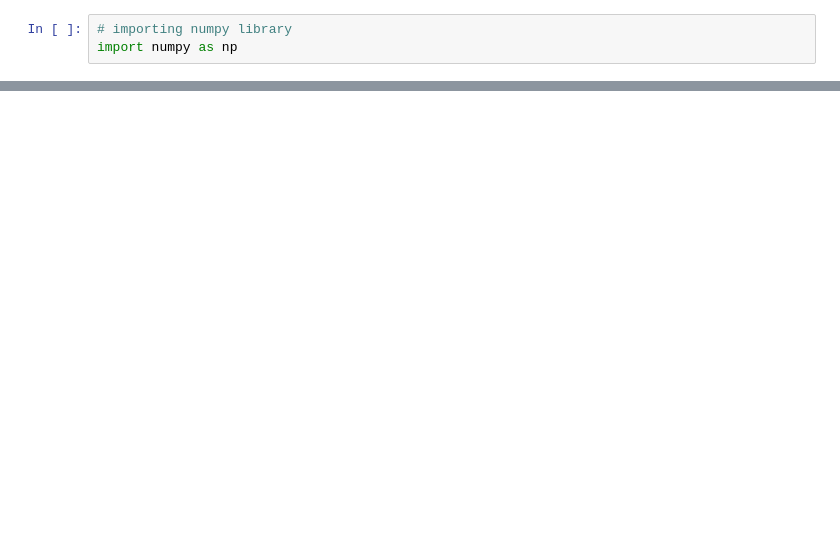
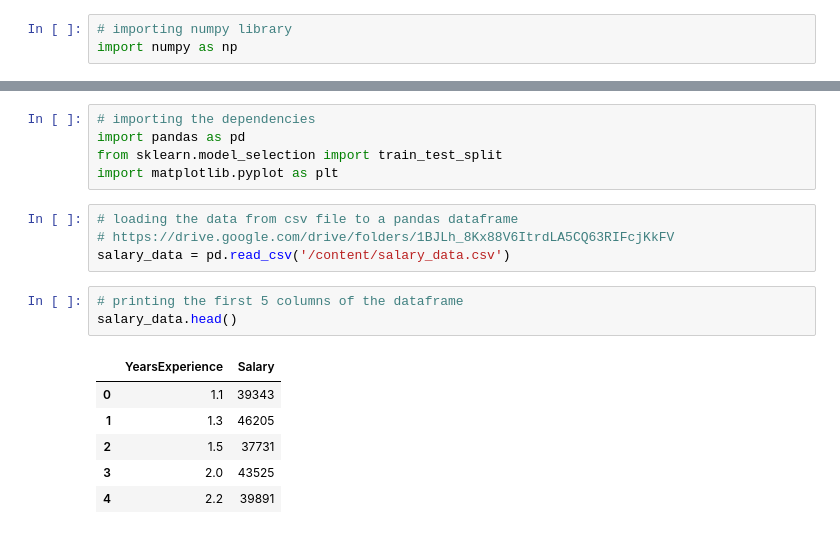
Before and after one commit to shashidevendrapg/python-machine-learning, a Jupyter notebook: 7_1_3_Building_Linear_Regression_from_scratch_in_Python.ipynb, the cells around one changed output, grey strips where cells are left out. Drawn from its saved outputs; the diff is of its cells as text; blank space fills up the shorter version.

```diff
--- a/7_1_3_Building_Linear_Regression_from_scratch_in_Python.ipynb
+++ b/7_1_3_Building_Linear_Regression_from_scratch_in_Python.ipynb
@@ -80,0 +109,19 @@ model = Linear_Regression()
+# %%
+# importing the dependencies
+import pandas as pd
+from sklearn.model_selection import train_test_split
+import matplotlib.pyplot as plt
+# %%
+# loading the data from csv file to a pandas dataframe
+# https://drive.google.com/drive/folders/1BJLh_8Kx88V6ItrdLA5CQ63RIFcjKkFV
+salary_data = pd.read_csv('/content/salary_data.csv')
+# %%
+# printing the first 5 columns of the dataframe
+salary_data.head()
+# %% [output]
+|  | YearsExperience | Salary |
+| 0 | 1.1 | 39343 |
+| 1 | 1.3 | 46205 |
+| 2 | 1.5 | 37731 |
+| 3 | 2.0 | 43525 |
+| 4 | 2.2 | 39891 |
```
Also changed, not shown: parts of 24 cells of this notebook.
